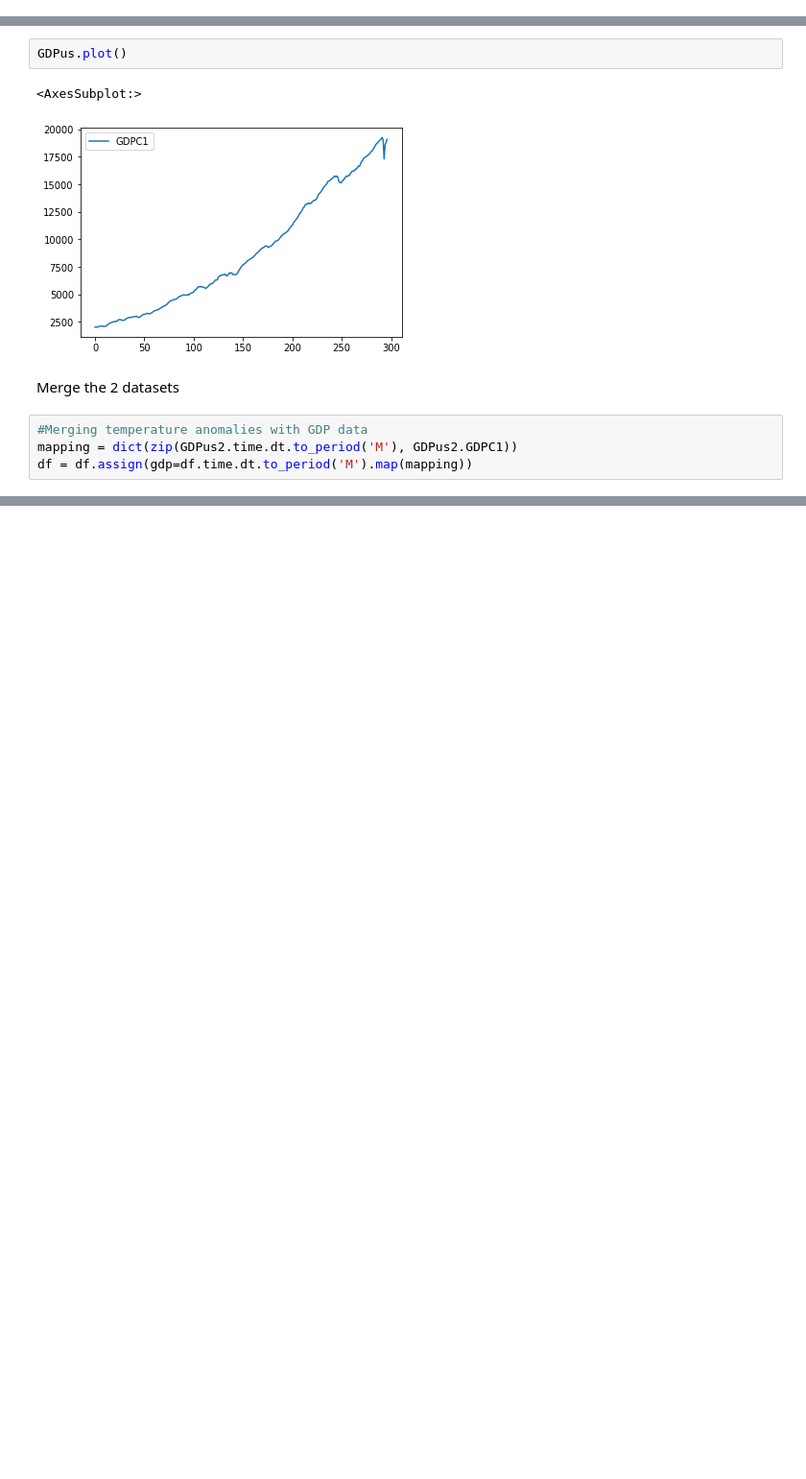
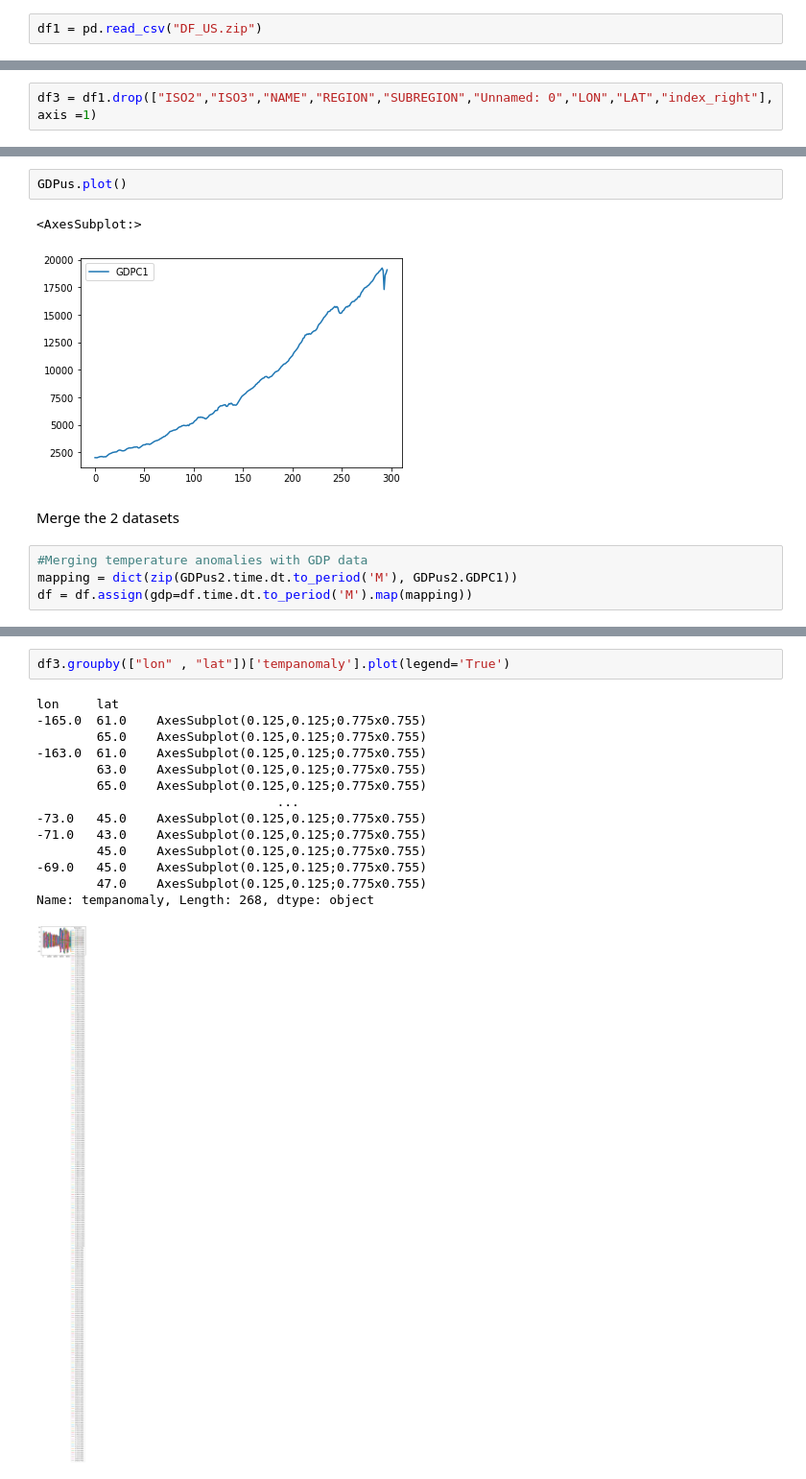
Before and after one commit to rubenkerkhofs/modern-data-analytics, a Jupyter notebook: gdp+temperature.ipynb, the cells around one changed output, grey strips where cells are left out. Shown: that part at 96% size. Cells and saved outputs as stored; diff of their text form; blank space fills up the shorter version.

```diff
--- a/gdp+temperature.ipynb
+++ b/gdp+temperature.ipynb
@@ -83,5 +85,7 @@ HERE STARTS: US dataset
 # %%
 df = pd.read_pickle("temperature_anomalies_1980_United States.pkl")
+# %%
+df1 = pd.read_csv("DF_US.zip")
 # %%
 df.sort_values(by=["time"])
 # %% [output]
@@ -104,0 +105,2 @@ df["tempanomaly"].plot();
+# %%
+df3 = df1.drop(["ISO2","ISO3","NAME","REGION","SUBREGION","Unnamed: 0","LON","LAT","index_right"], axis =1)
@@ -149,0 +168,17 @@ df
+# %%
+df3.groupby(["lon" , "lat"])['tempanomaly'].plot(legend='True')
+# %% [output]
+lon     lat
+-165.0  61.0    AxesSubplot(0.125,0.125;0.775x0.755)
+        65.0    AxesSubplot(0.125,0.125;0.775x0.755)
+-163.0  61.0    AxesSubplot(0.125,0.125;0.775x0.755)
+        63.0    AxesSubplot(0.125,0.125;0.775x0.755)
+        65.0    AxesSubplot(0.125,0.125;0.775x0.755)
+                                ...
+-73.0   45.0    AxesSubplot(0.125,0.125;0.775x0.755)
+-71.0   43.0    AxesSubplot(0.125,0.125;0.775x0.755)
+        45.0    AxesSubplot(0.125,0.125;0.775x0.755)
+-69.0   45.0    AxesSubplot(0.125,0.125;0.775x0.755)
+        47.0    AxesSubplot(0.125,0.125;0.775x0.755)
+Name: tempanomaly, Length: 268, dtype: object
+[figure, added]
```
Also changed, not shown: parts of 11 cells of this notebook.
